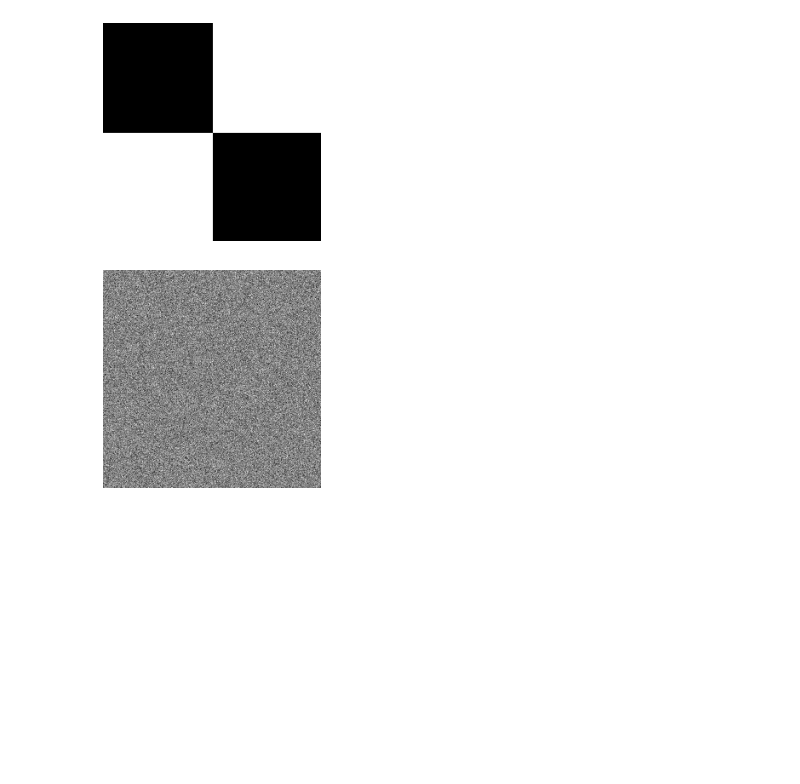
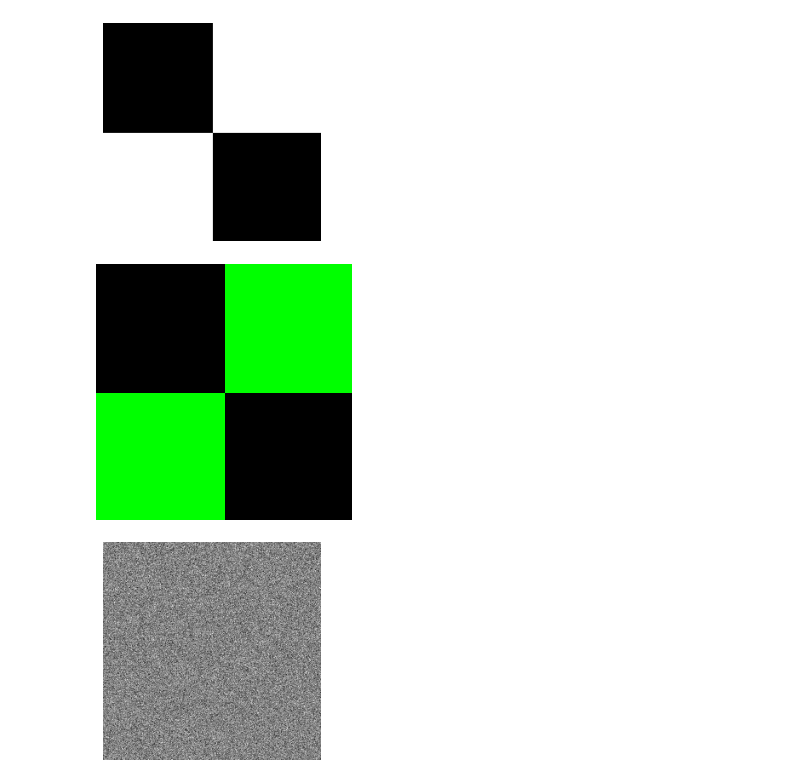
Before and after one commit to kemerelab/PyRenderMaze, a Jupyter notebook: textures/GenerateTextures.ipynb, the cells around one changed output. Cells and saved outputs as stored; diff of their text form; code cells hidden in the pictures; blank space fills up the shorter version.

```diff
--- a/textures/GenerateTextures.ipynb
+++ b/textures/GenerateTextures.ipynb
@@ -26,6 +38,15 @@ im_data.save('checkerboard.png')
 # %% [output]
 (256, 256)
 [figure]
+# %%
+data2_green = np.tile(np.expand_dims(data2,2), (1,1,3))
+data2_green[:,:,0] = 0
+data2_green[:,:,2] = 0
+im_data = im.fromarray(np.uint8(data2_green*255), mode='RGB')
+im_data.save('checkerboard_green.png')
+im_data
+# %% [output]
+[figure, added]
 # %%
 data3 = np.random.randn(D,D)
 plt.axis('off')
```
Also changed, not shown: parts of 2 cells of this notebook.
